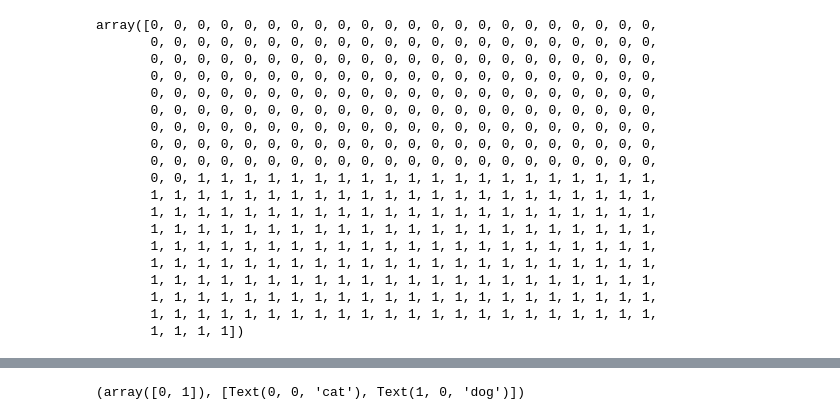
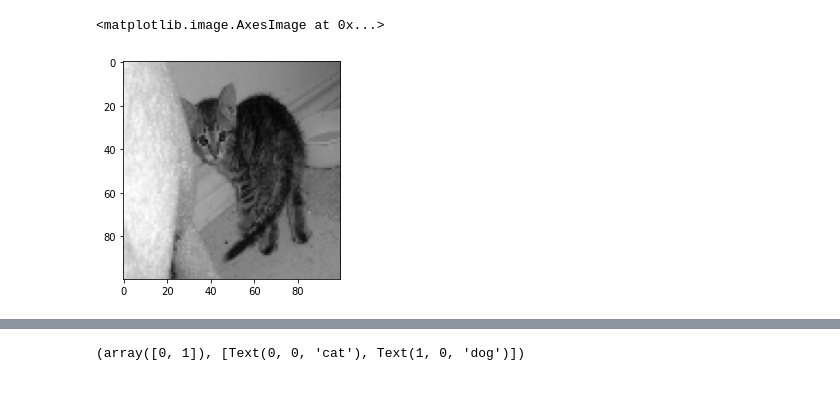
Before and after one commit to noamya-sh/Final-project-SemesterB, a Jupyter notebook: Dogs Vs Cats.ipynb, the cells around one changed output, grey strips where cells are left out. Drawn from its saved outputs; the diff is of its cells as text; code cells hidden in the pictures; blank space fills up the shorter version.

```diff
--- a/Dogs Vs Cats.ipynb
+++ b/Dogs Vs Cats.ipynb
@@ -44,25 +15,3 @@ data_label = np.array(data_label)
-# %%
-data_label
-# %% [output]
-array([0, 0, 0, 0, 0, 0, 0, 0, 0, 0, 0, 0, 0, 0, 0, 0, 0, 0, 0, 0, 0, 0,
-       0, 0, 0, 0, 0, 0, 0, 0, 0, 0, 0, 0, 0, 0, 0, 0, 0, 0, 0, 0, 0, 0,
-       0, 0, 0, 0, 0, 0, 0, 0, 0, 0, 0, 0, 0, 0, 0, 0, 0, 0, 0, 0, 0, 0,
-       0, 0, 0, 0, 0, 0, 0, 0, 0, 0, 0, 0, 0, 0, 0, 0, 0, 0, 0, 0, 0, 0,
-       0, 0, 0, 0, 0, 0, 0, 0, 0, 0, 0, 0, 0, 0, 0, 0, 0, 0, 0, 0, 0, 0,
-       0, 0, 0, 0, 0, 0, 0, 0, 0, 0, 0, 0, 0, 0, 0, 0, 0, 0, 0, 0, 0, 0,
-       0, 0, 0, 0, 0, 0, 0, 0, 0, 0, 0, 0, 0, 0, 0, 0, 0, 0, 0, 0, 0, 0,
-       0, 0, 0, 0, 0, 0, 0, 0, 0, 0, 0, 0, 0, 0, 0, 0, 0, 0, 0, 0, 0, 0,
-       0, 0, 0, 0, 0, 0, 0, 0, 0, 0, 0, 0, 0, 0, 0, 0, 0, 0, 0, 0, 0, 0,
-       0, 0, 1, 1, 1, 1, 1, 1, 1, 1, 1, 1, 1, 1, 1, 1, 1, 1, 1, 1, 1, 1,
-       1, 1, 1, 1, 1, 1, 1, 1, 1, 1, 1, 1, 1, 1, 1, 1, 1, 1, 1, 1, 1, 1,
-       1, 1, 1, 1, 1, 1, 1, 1, 1, 1, 1, 1, 1, 1, 1, 1, 1, 1, 1, 1, 1, 1,
-       1, 1, 1, 1, 1, 1, 1, 1, 1, 1, 1, 1, 1, 1, 1, 1, 1, 1, 1, 1, 1, 1,
-       1, 1, 1, 1, 1, 1, 1, 1, 1, 1, 1, 1, 1, 1, 1, 1, 1, 1, 1, 1, 1, 1,
-       1, 1, 1, 1, 1, 1, 1, 1, 1, 1, 1, 1, 1, 1, 1, 1, 1, 1, 1, 1, 1, 1,
-       1, 1, 1, 1, 1, 1, 1, 1, 1, 1, 1, 1, 1, 1, 1, 1, 1, 1, 1, 1, 1, 1,
-       1, 1, 1, 1, 1, 1, 1, 1, 1, 1, 1, 1, 1, 1, 1, 1, 1, 1, 1, 1, 1, 1,
-       1, 1, 1, 1, 1, 1, 1, 1, 1, 1, 1, 1, 1, 1, 1, 1, 1, 1, 1, 1, 1, 1,
-       1, 1, 1, 1])
 # %%
 filenames = os.listdir(r'C:\Users\נעמיה\data-science\sb\train')
 categories = []
@@ -81,3 +45,8 @@ df = pd.DataFrame({
+# %%
+plt.imshow(random.choice(image),cmap='gray')
+# %% [output]
+<matplotlib.image.AxesImage at 0x...>
+[figure, added]
 # %%
 df.head(10)
 # %% [output]
```
Also changed, not shown: parts of 15 cells of this notebook.
